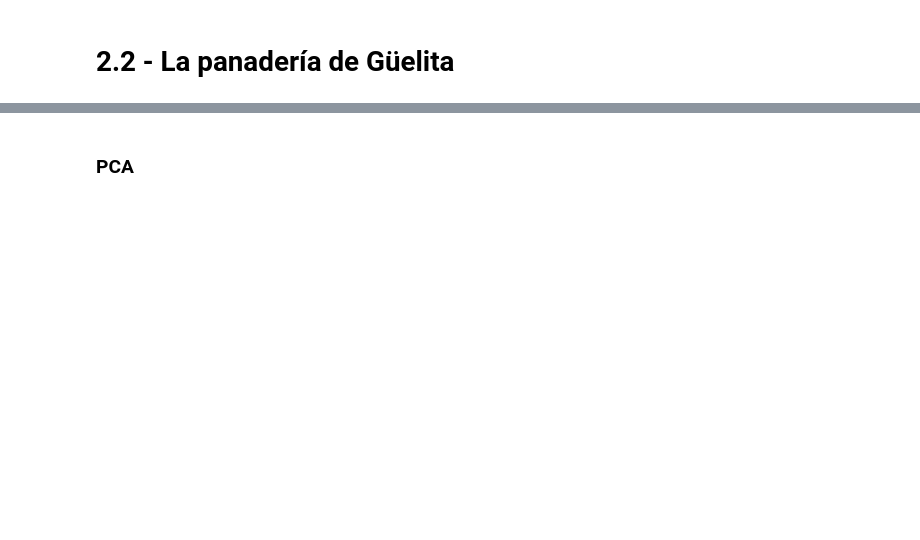
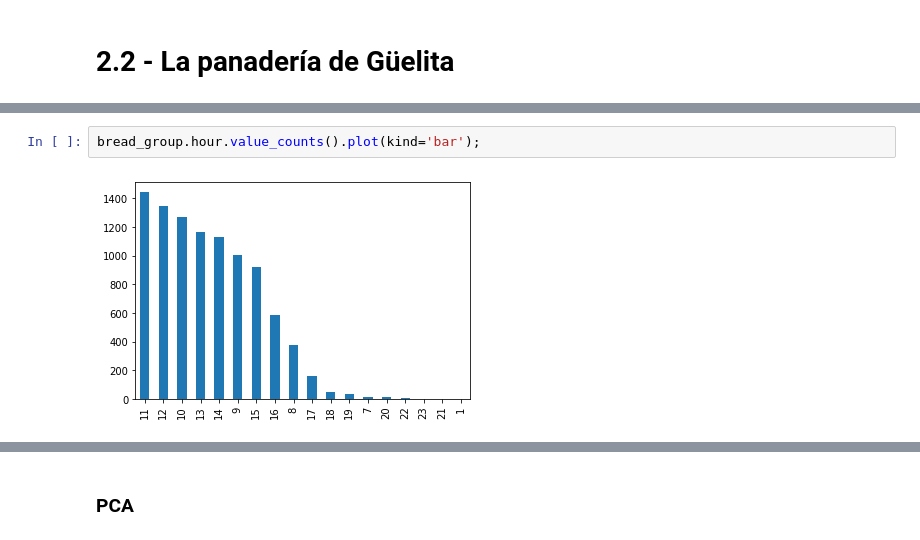
Before and after one commit to Pomilusky/apuntes_clase, a Jupyter notebook: semana_7/2.2 - La panaderia de Guelita.ipynb, the cells around one changed output, grey strips where cells are left out. Cells and saved outputs as stored; diff of their text form; blank space fills up the shorter version.

```diff
--- a/semana_7/2.2 - La panaderia de Guelita.ipynb
+++ b/semana_7/2.2 - La panaderia de Guelita.ipynb
@@ -25,0 +163,4 @@ breadbasket.head()
+# %%
+bread_group.hour.value_counts().plot(kind='bar');
+# %% [output]
+[figure, added]
```
Also changed, not shown: parts of 33 cells of this notebook.
